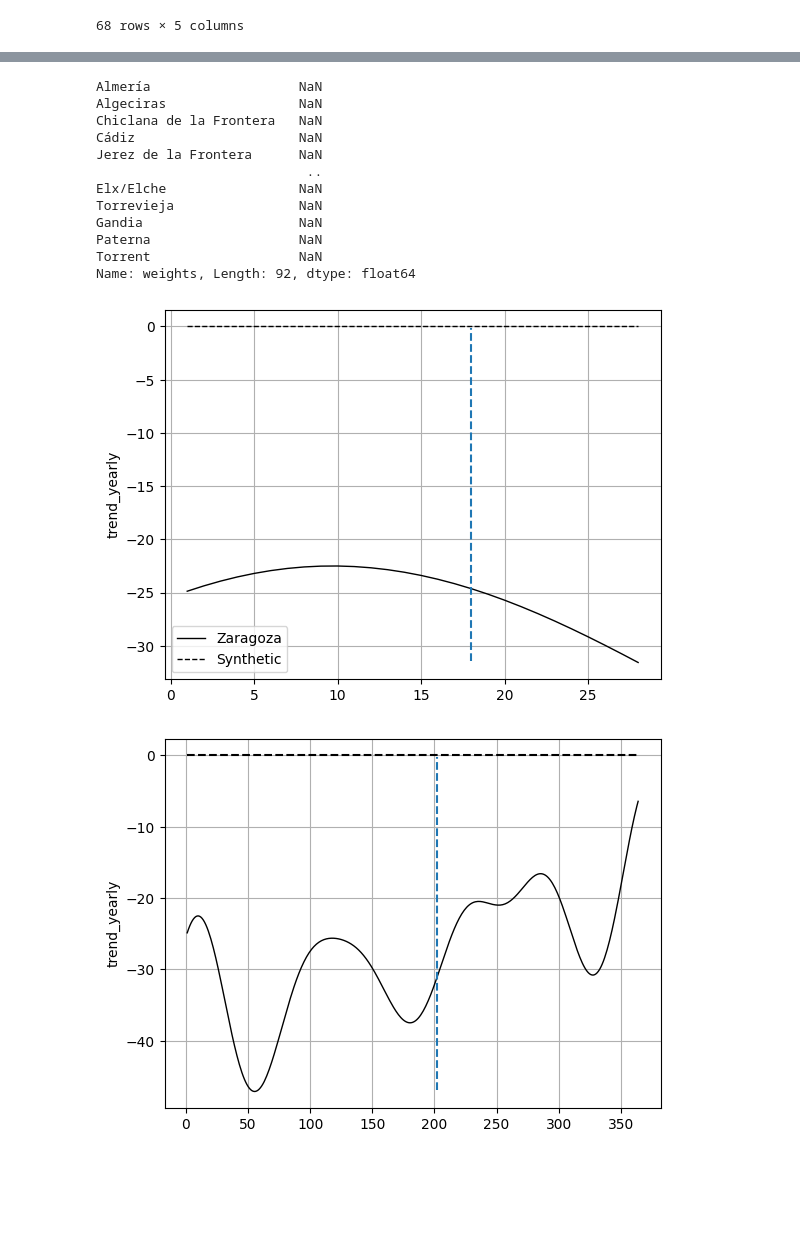
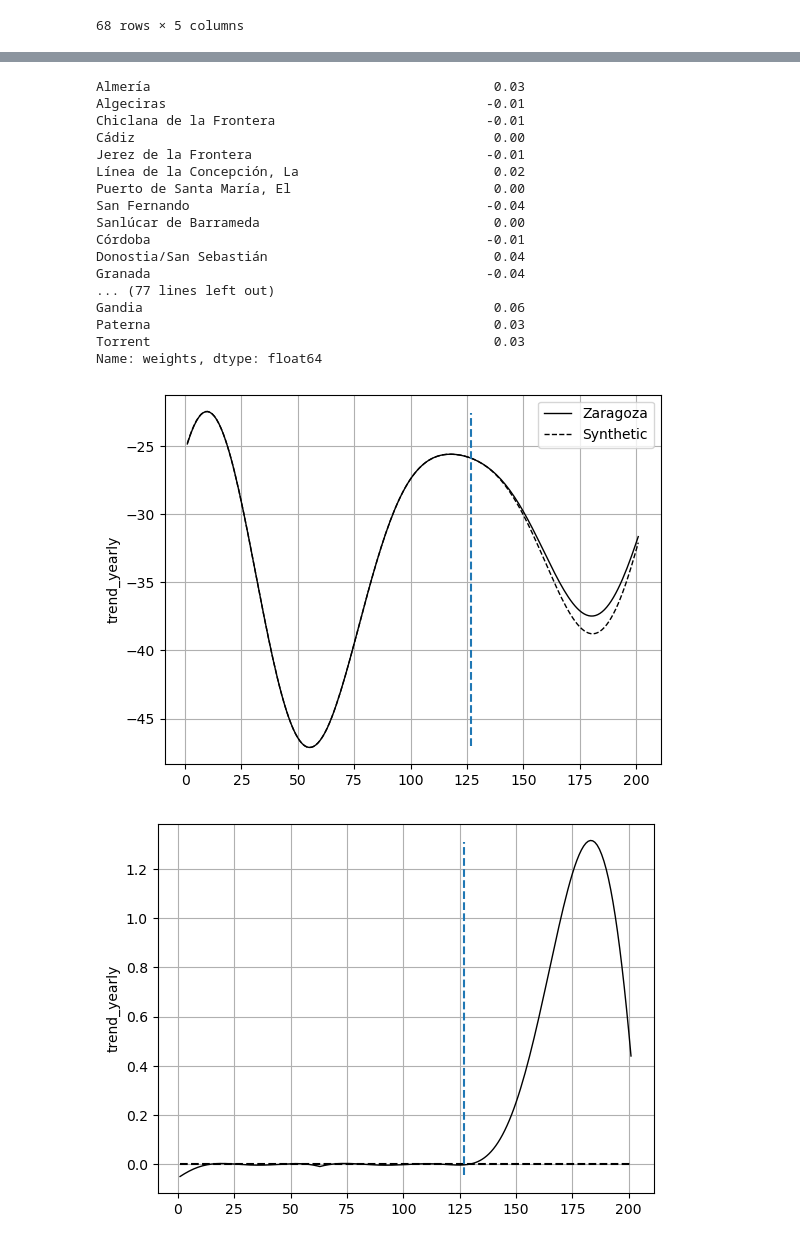
Before and after one commit to juancaros/IEDIS, a Jupyter notebook: Analysis.ipynb, the cells around one changed output, grey strips where cells are left out. Drawn from its saved outputs; the diff is of its cells as text; code cells hidden in the pictures; blank space fills up the shorter version.

```diff
--- a/Analysis.ipynb
+++ b/Analysis.ipynb
@@ -10,5 +16,6 @@ import matplotlib.pyplot as plt
 # %%
-data = pd.read_csv(r'C:\Users\34645\Desktop\Doctorado_II\Códigos_Python\IEDIS\Data\dataset.csv')
+data = pd.read_csv(r'C:\Users\juanc\Dropbox\Investigacion\Visiting IEDIS UZ\Data\dataset.csv')
+#data = pd.read_csv(r'C:\Users\34645\Desktop\Doctorado_II\Códigos_Python\IEDIS\Data\dataset.csv')
 data['date'] = pd.to_datetime(data['date'])
 # Describir serie temporal del movimiento en las provincias españolas
 data.set_index('date', inplace=True, drop=False)
@@ -185,32 +192,34 @@ municipios_control = valores_sin_zaragoza = [municipio for municipio in data['Mu
 dataprep = Dataprep(
     foo=data,
     predictors=[
-        # 'Edad mediana de la población (años)',
-        # 'Número medio de hijos por mujer (Número)',
-        # 'Población residente (Personas)',
-        # 'Proporción de empleo en industria (NACE Rev.2 B-E) (Porcentaje)',
-        # 'Proporción de empleo en servicios (NACE Rev.2 G-U) (Porcentaje)',
-        # 'Proporción de extranjeros sobre la población total (Porcentaje)',
-        # 'Proporción de población de 15-64 años (Porcentaje)',
-        # 'Renta neta media anual por habitante (Euros)',
-        # 'Tasa de desempleo (Porcentaje)',
+         'Edad mediana de la población (años)',
+         'Número medio de hijos por mujer (Número)',
+         # 'Población residente (Personas)',
+         'Proporción de empleo en industria (NACE Rev.2 B-E) (Porcentaje)',
+         'Proporción de empleo en servicios (NACE Rev.2 G-U) (Porcentaje)',
+         'Proporción de extranjeros sobre la población total (Porcentaje)',
+         'Proporción de población de 15-64 años (Porcentaje)',
+         'Renta neta media anual por habitante (Euros)',
+         'Tasa de desempleo (Porcentaje)',
     ],
-    predictors_op="std",
-    time_predictors_prior=range(30, 75),
+    predictors_op="mean",
+    time_predictors_prior=range(10, 127),
     special_predictors=[
         # ('Valor_Stringency', range(30,75), 'std'),
         # ('Valor_GovernmentResponseIndex',  range(30,75), 'std'),
         # ('Valor_EconomicSupportIndex',  range(30,75), 'std'),
-        ('Valor_Containment',  range(30,75), 'std'),
+        # ('Valor_Containment',  range(30,75), 'std'),
     ],
     dependent="trend_yearly",
     unit_variable="Municipios",
     time_variable="Periodo",
     treatment_identifier='Zaragoza',
     controls_identifier=municipios_control,
-    time_optimize_ssr=range(30, 127),
+    time_optimize_ssr=range(10, 127),
 )
 # %%
-synth = Synth()
-synth.fit(dataprep=dataprep, optim_method="Nelder-Mead", optim_initial="ols")
+#synth = Synth()
+synth = PenalizedSynth()
+synth.fit(dataprep, lambda_=0.1)
+#synth.fit(dataprep=dataprep, optim_method="Nelder-Mead", optim_initial="equal")
 # %%
@@ -238,29 +250,34 @@ Name: weights, Length: 92, dtype: float64
 # %%
 augsynth = AugSynth()
-augsynth.fit(dataprep=dataprep)
+augsynth.fit(dataprep=dataprep, lambda_=0.1)
 # %%
 print(augsynth.weights())
 # %% [output]
-Almería                   NaN
-Algeciras                 NaN
-Chiclana de la Frontera   NaN
-Cádiz                     NaN
-Jerez de la Frontera      NaN
-                           ..
-Elx/Elche                 NaN
-Torrevieja                NaN
-Gandia                    NaN
-Paterna                   NaN
-Torrent                   NaN
-Name: weights, Length: 92, dtype: float64
+Almería                                            0.03
+Algeciras                                         -0.01
+Chiclana de la Frontera                           -0.01
+Cádiz                                              0.00
+Jerez de la Frontera                              -0.01
+Línea de la Concepción, La                         0.02
+Puerto de Santa María, El                          0.00
+San Fernando                                      -0.04
+Sanlúcar de Barrameda                              0.00
+Córdoba                                           -0.01
+Donostia/San Sebastián                             0.04
+Granada                                           -0.04
+... (77 lines left out)
+Gandia                                             0.06
+Paterna                                            0.03
+Torrent                                            0.03
+Name: weights, dtype: float64
 # %%
-augsynth.path_plot(time_period=range(1, 29), treatment_time=18)
+augsynth.path_plot(time_period=range(1, 202), treatment_time=127)
 # %% [output]
-[figure, old version]
+[figure, new version]
 # %%
-augsynth.gaps_plot(time_period=range(1, 365), treatment_time=202)
+augsynth.gaps_plot(time_period=range(1, 202), treatment_time=127)
 # %% [output]
-[figure, old version]
+[figure, new version]
 # %%
 augsynth.cv_result.plot()
 # %% [output]
```
Also changed, not shown: parts of 4 cells of this notebook, 1 other file.
